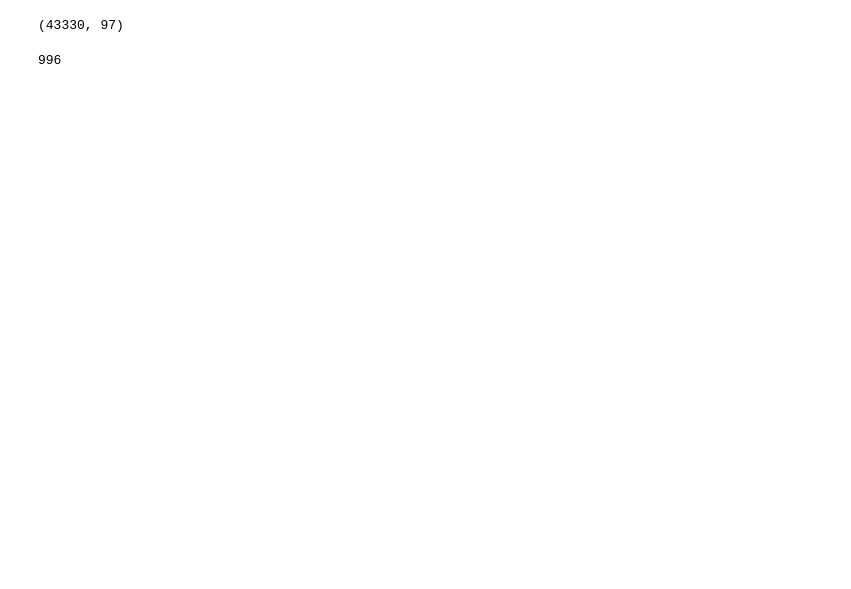
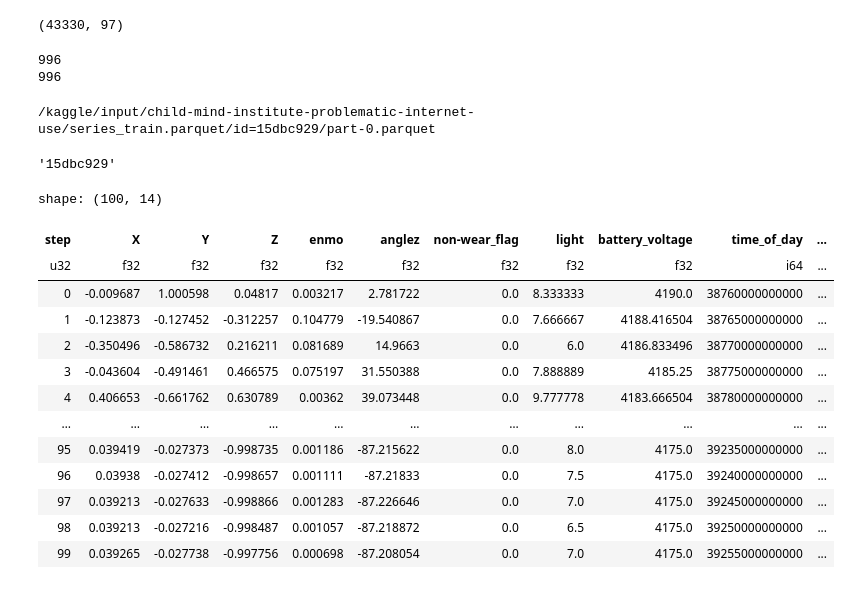
Before and after one commit to sumaniitm/child-mind-inst-problematic-internet-use-kaggle, a Jupyter notebook: suman-data-exploration.ipynb, the cells around one changed output. Saved outputs shown, nothing was run; the diff lists cells and outputs as text; code cells hidden in the pictures; blank space fills up the shorter version.

Commit message:
Kaggle Notebook | suman-data-exploration | Version 3

```diff
--- a/suman-data-exploration.ipynb
+++ b/suman-data-exploration.ipynb
@@ -164,13 +203,42 @@ sample_joined_features.shape
 # %% [output]
 (43330, 97)
 # %%
-import os
+
 actigraphy_file_list = []
+actigraphy_id_list = []
 
 for dirname, _, filenames in os.walk('/kaggle/input/child-mind-institute-problematic-internet-use/series_train.parquet'):
     for filename in filenames:
-        actigraphy_file_list.append(os.path.join(dirname, filename))
+        full_parquet_file_path = os.path.join(dirname, filename)
+        actigraphy_file_list.append(full_parquet_file_path)
+        actigraphy_id_list.append(full_parquet_file_path.split('/')[-2].replace('id=',''))
-# %%
-len(actigraphy_file_list)
-# %% [output]
-996
+# %%
+print(len(actigraphy_file_list))
+print(len(actigraphy_id_list))
+# %% [output]
+996
+996
+# %%
+print(actigraphy_file_list[10])
+actigraphy_file_list[10].split('/')[-2].replace('id=','')
+# %% [output]
+/kaggle/input/child-mind-institute-problematic-internet-use/series_train.parquet/id=15dbc929/part-0.parquet
+'15dbc929'
+# %%
+parquet_sample_df = pl.read_parquet(actigraphy_file_list[10])
+parquet_sample_df.head(100)
+# %% [output]
+shape: (100, 14)
+| step | X | Y | Z | enmo | anglez | non-wear_flag | light | battery_voltage | time_of_day | ... |
+| u32 | f32 | f32 | f32 | f32 | f32 | f32 | f32 | f32 | i64 | ... |
+| 0 | -0.009687 | 1.000598 | 0.04817 | 0.003217 | 2.781722 | 0.0 | 8.333333 | 4190.0 | 38760000000000 | ... |
+| 1 | -0.123873 | -0.127452 | -0.312257 | 0.104779 | -19.540867 | 0.0 | 7.666667 | 4188.416504 | 38765000000000 | ... |
+| 2 | -0.350496 | -0.586732 | 0.216211 | 0.081689 | 14.9663 | 0.0 | 6.0 | 4186.833496 | 38770000000000 | ... |
+| 3 | -0.043604 | -0.491461 | 0.466575 | 0.075197 | 31.550388 | 0.0 | 7.888889 | 4185.25 | 38775000000000 | ... |
+| 4 | 0.406653 | -0.661762 | 0.630789 | 0.00362 | 39.073448 | 0.0 | 9.777778 | 4183.666504 | 38780000000000 | ... |
+| … | … | … | … | … | … | … | … | … | … | ... |
+| 95 | 0.039419 | -0.027373 | -0.998735 | 0.001186 | -87.215622 | 0.0 | 8.0 | 4175.0 | 39235000000000 | ... |
+| 96 | 0.03938 | -0.027412 | -0.998657 | 0.001111 | -87.21833 | 0.0 | 7.5 | 4175.0 | 39240000000000 | ... |
+| 97 | 0.039213 | -0.027633 | -0.998866 | 0.001283 | -87.226646 | 0.0 | 7.0 | 4175.0 | 39245000000000 | ... |
+| 98 | 0.039213 | -0.027216 | -0.998487 | 0.001057 | -87.218872 | 0.0 | 6.5 | 4175.0 | 39250000000000 | ... |
+| 99 | 0.039265 | -0.027738 | -0.997756 | 0.000698 | -87.208054 | 0.0 | 7.0 | 4175.0 | 39255000000000 | ... |
```
Also changed, not shown: parts of 10 cells of this notebook.
